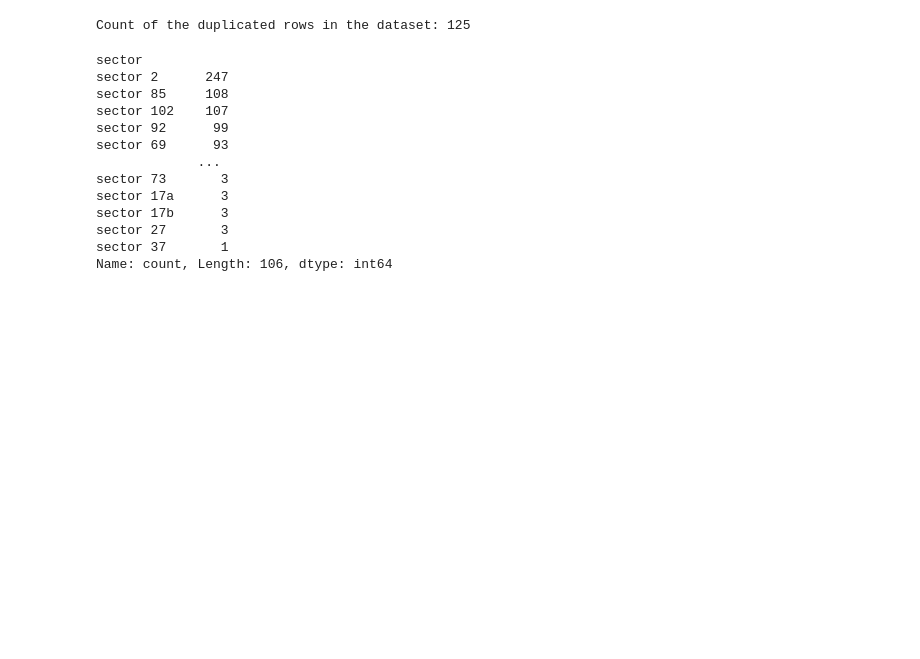
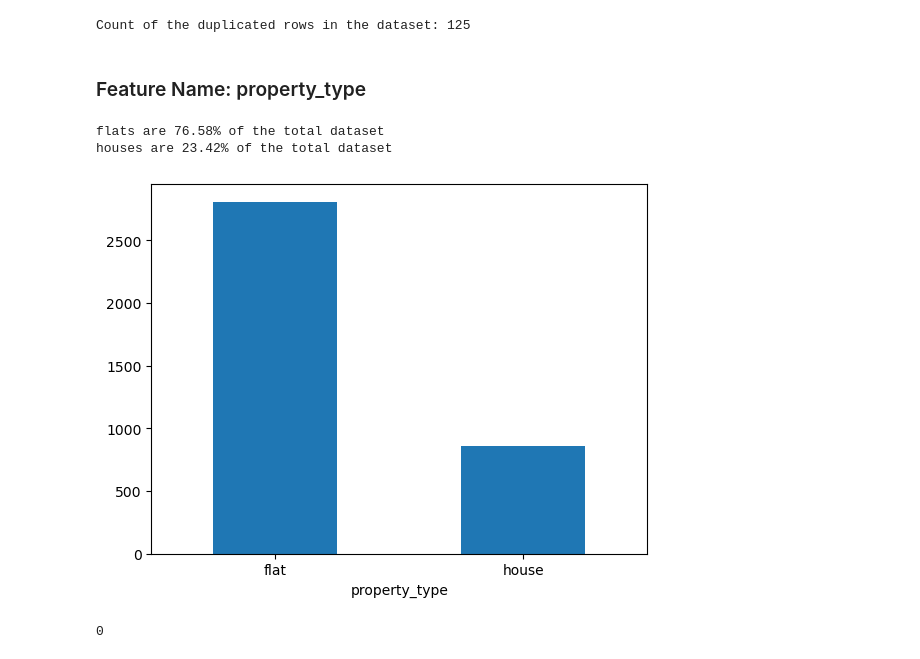
Before and after one commit to 07Sada/real-estate-property-price-predictor, a Jupyter notebook: notebooks/EDA-univariant_analysis_#05.ipynb, the cells around one changed output. Drawn from its saved outputs; the diff is of its cells as text; code cells hidden in the pictures; blank space fills up the shorter version.

```diff
--- a/notebooks/EDA-univariant_analysis_#05.ipynb
+++ b/notebooks/EDA-univariant_analysis_#05.ipynb
@@ -62,19 +62,22 @@ Count of the duplicated rows in the dataset: 125
 # %%
 # removing the duplicated rows from the dataset
 df.drop_duplicates(inplace=True)
-# %%
-df.sector.value_counts()
-# %% [output]
-sector
-sector 2      247
-sector 85     108
-sector 102    107
-sector 92      99
-sector 69      93
-             ...
-sector 73       3
-sector 17a      3
-sector 17b      3
-sector 27       3
-sector 37       1
-Name: count, Length: 106, dtype: int64
+# %% [markdown]
+### Feature Name: property_type
+# %%
+# calculate the value count for property_type
+property_type_count = df['property_type'].value_counts()
+print(f"flats are {round(property_type_count['flat']/property_type_count.sum() *100, 2)}% of the total dataset")
+print(f"houses are {round(property_type_count['house']/property_type_count.sum() *100, 2)}% of the total dataset")
+
+# plotting the graph
+df['property_type'].value_counts().plot(kind='bar', rot=0);
+# %% [output]
+flats are 76.58% of the total dataset
+houses are 23.42% of the total dataset
+[figure, added]
+# %%
+# checking for the null values in 'property_type' column
+df.property_type.isnull().sum()
+# %% [output]
+0
```
Also changed, not shown: parts of 22 cells of this notebook.
